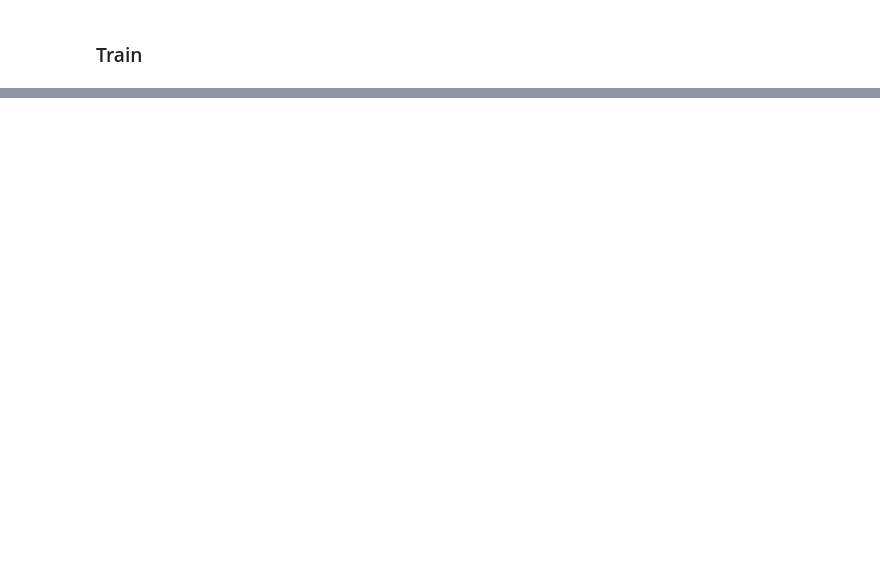
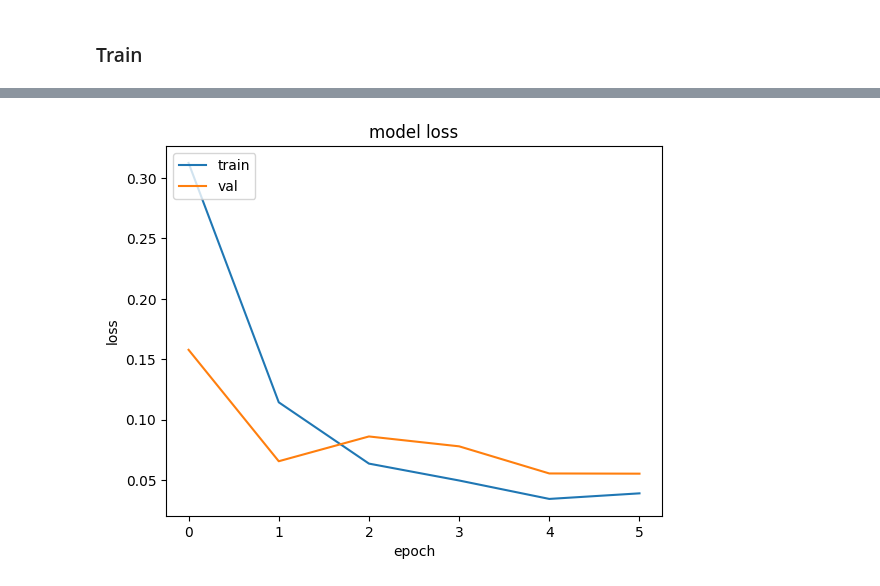
Before and after one commit to MTRNord/matrix-spam-ml, a Jupyter notebook: spam-keras.ipynb, the cells around one changed output, grey strips where cells are left out. Saved outputs shown, nothing was run; the diff lists cells and outputs as text; code cells hidden in the pictures; blank space fills up the shorter version.

```diff
--- a/spam-keras.ipynb
+++ b/spam-keras.ipynb
@@ -99,9 +124,9 @@ testing_labels_final = np.array(testing_labels)
 # %% [markdown]
 ## Tokenize
 # %%
-vocab_size = 5000
-#embedding_dim = 16
-embedding_dim = 32
+vocab_size = 1000
+embedding_dim = 16
+#embedding_dim = 32
 #max_length = 120
 max_length = None
 trunc_type = 'post'
@@ -147,9 +172,9 @@ checkpoint_prefix = os.path.join(checkpoint_dir, "ckpt_{epoch}")
 def model_builder(hp):
     # Tune the number of units in the first Dense layer
     # Choose an optimal value between 6-512
-    hp_units = hp.Int('units', min_value=6, max_value=512, step=6)
-    hp_dropout = hp.Float('dropout', min_value=.1, max_value=.9, step=.05)
-    hp_l2 = hp.Float('l2', min_value=0.0001, max_value=0.001, step=0.00005)
+    hp_units = hp.Int('units', min_value=6, max_value=512, step=12)
+    hp_dropout = hp.Float('dropout', min_value=.1, max_value=.9, step=.01)
+    hp_l2 = hp.Float('l2', min_value=0.0001, max_value=0.001, step=0.0001)
     model = tf.keras.Sequential([
         tf.keras.layers.Embedding(
             vocab_size, embedding_dim, input_length=max_length),
@@ -195,7 +250,7 @@ The optimal dropout rate is {best_hps.get('dropout')} and the optimal l2 rate is
 # %% [markdown]
 ### Train
 # %%
-num_epochs = 600
+num_epochs = 200
 model = tuner.hypermodel.build(best_hps)
 history = model.fit(padded,
                     training_labels_final,
@@ -242,3 +306,14 @@ plt.show()
+# %%
+# summarize history for accuracy
+plt.plot(hypermodel_history.history['loss'])
+plt.plot(hypermodel_history.history['val_loss'])
+plt.title('model loss')
+plt.ylabel('loss')
+plt.xlabel('epoch')
+plt.legend(['train', 'val'], loc='upper left')
+plt.show()
+# %% [output]
+[figure, added]
 # %%
 # Use the model to predict whether a message is spam
 text_messages = ['Greg, can you call me back once you get this?',
```
Also changed, not shown: parts of 7 cells of this notebook, 28 other files.
